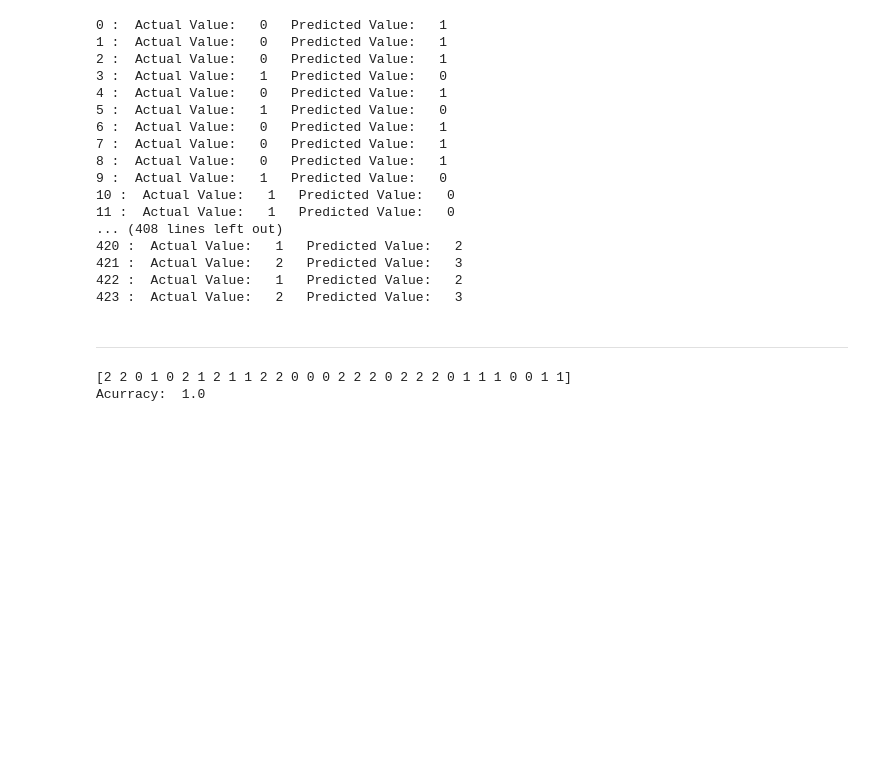
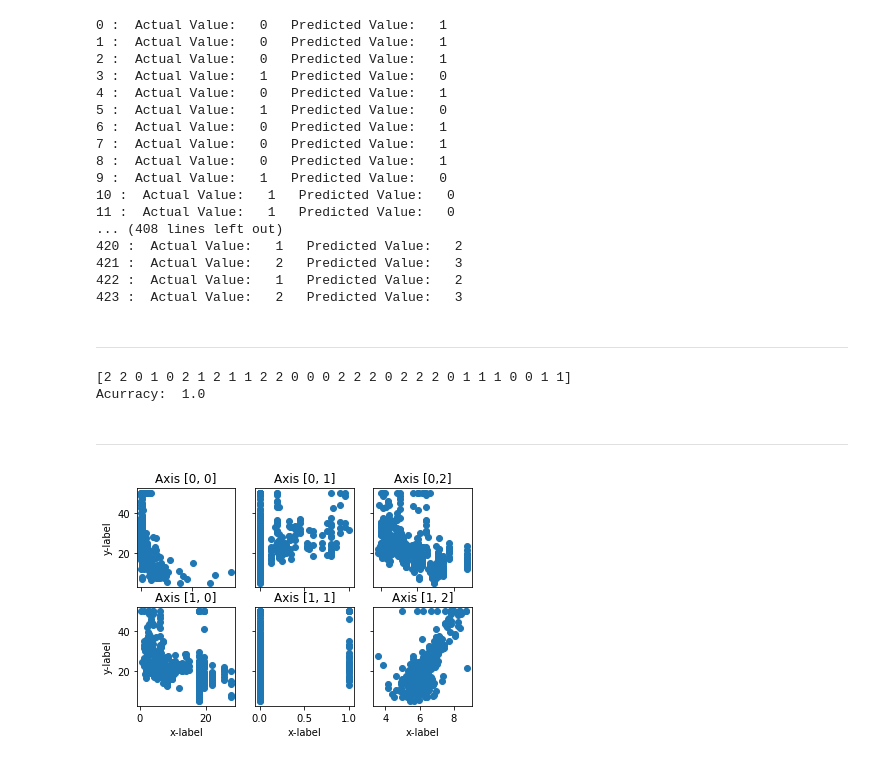
Before and after one commit to eseguia/machine_learning, a Jupyter notebook: scikit.ipynb, the cells around one changed output. Cells and saved outputs as stored; diff of their text form; code cells hidden in the pictures; blank space fills up the shorter version.

```diff
--- a/scikit.ipynb
+++ b/scikit.ipynb
@@ -105,3 +106,5 @@ print('Acurracy: ' , accuracy)
 # %% [output]
 [2 2 0 1 0 2 1 2 1 1 2 2 0 0 0 2 2 2 0 2 2 2 0 1 1 1 0 0 1 1]
 Acurracy:  1.0
+# %% [markdown]
+--------------------------------------------------------------------------------------------------------
@@ -107,0 +113,27 @@ Acurracy:  1.0
+# %%
+boston = datasets.load_boston()
+X = boston.data
+y = boston.target
+l_reg = linear_model.LinearRegression()
+
+fig, axs = plt.subplots(2, 3)
+axs[0, 0].scatter(X.T[0], y)
+axs[0, 0].set_title('Axis [0, 0]')
+axs[0, 1].scatter(X.T[1], y)
+axs[0, 1].set_title('Axis [0, 1]')
+axs[1, 0].scatter(X.T[2], y)
+axs[1, 0].set_title('Axis [1, 0]')
+axs[1, 1].scatter(X.T[3], y)
+axs[1, 1].set_title('Axis [1, 1]')
+axs[0, 2].scatter(X.T[4], y)
+axs[0, 2].set_title('Axis [0,2]')
+axs[1, 2].scatter(X.T[5], y)
+axs[1, 2].set_title('Axis [1, 2]')
+
+for ax in axs.flat:
+    ax.set(xlabel='x-label', ylabel='y-label')
+# Hide x labels and tick labels for top plots and y ticks for right plots.
+for ax in axs.flat:
+    ax.label_outer()
+# %% [output]
+[figure, added]
```
Also changed, not shown: parts of 8 cells of this notebook, 1 other file.
